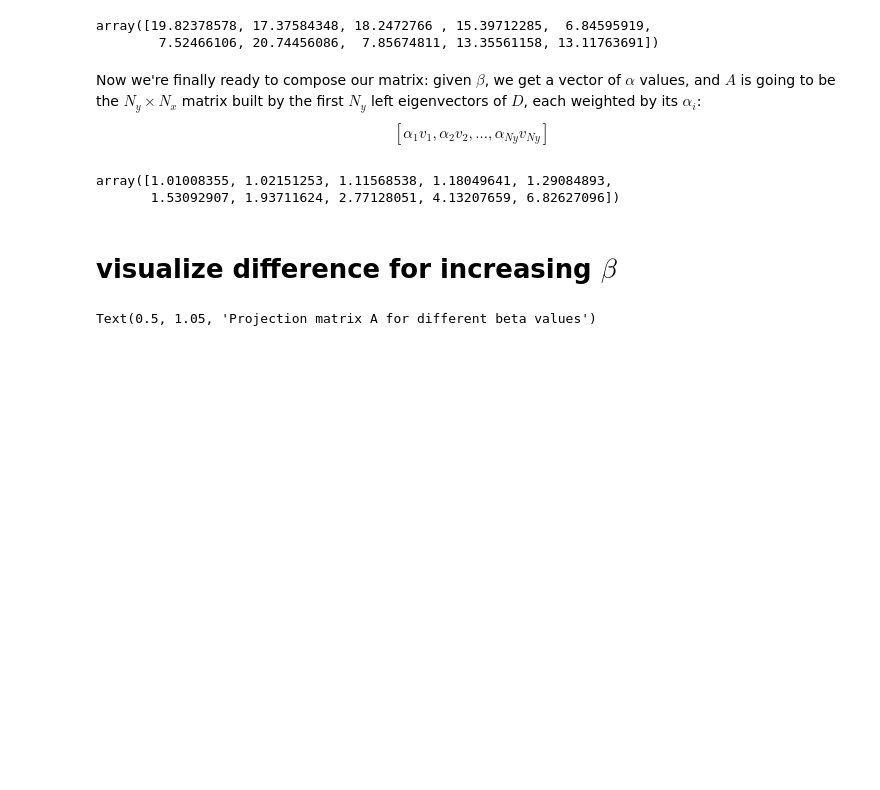
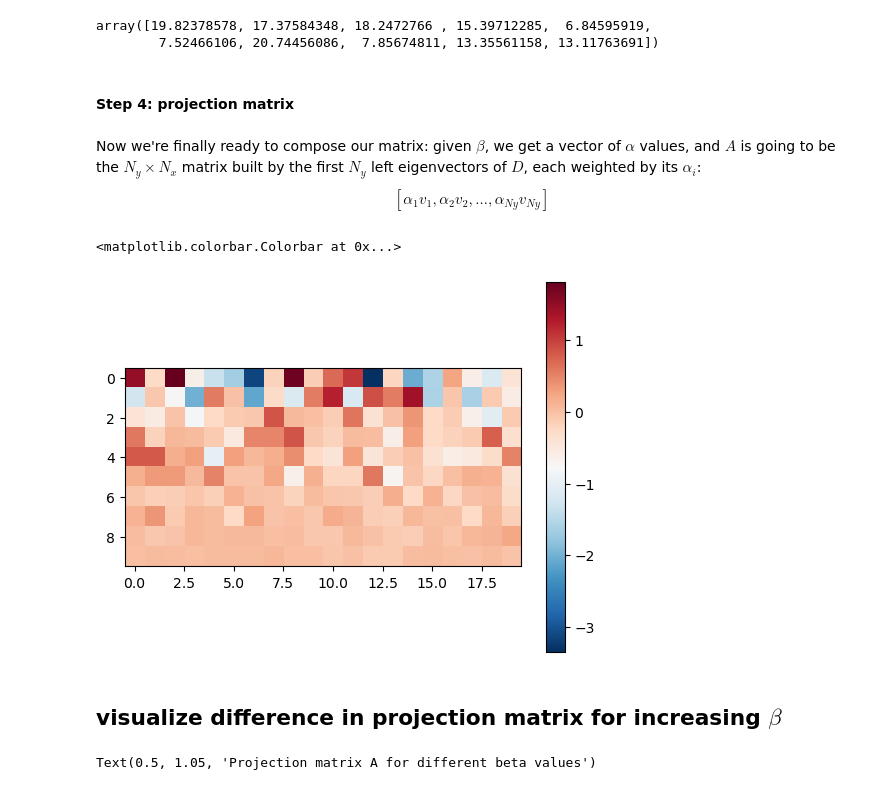
Before and after one commit to michnard/GIB_tutorial, a Jupyter notebook: GIB_Tutorial.ipynb, the cells around one changed output. Drawn from its saved outputs; the diff is of its cells as text; code cells hidden in the pictures; blank space fills up the shorter version.

```diff
--- a/GIB_Tutorial.ipynb
+++ b/GIB_Tutorial.ipynb
@@ -94,6 +105,8 @@ rs
 # %% [output]
 array([19.82378578, 17.37584348, 18.2472766 , 15.39712285,  6.84595919,
         7.52466106, 20.74456086,  7.85674811, 13.35561158, 13.11763691])
+# %% [markdown]
+#### Step 4: projection matrix
 # %% [markdown]
 Now we're finally ready to compose our matrix: given $\beta$, we get a vector of $\alpha$ values, and $A$ is going to be the $N_y \times N_x$ matrix built by the first $N_y$ left eigenvectors of $D$, each weighted by its $\alpha_i$: $$[\alpha_1 v_1, \alpha_2 v_2, \dots, \alpha_{Ny}v_{Ny}]$$
 # %%
@@ -101,16 +114,17 @@ Now we're finally ready to compose our matrix: given $\beta$, we get a vector of
 def projection_matrix(alpha,eigvecs, Ny):
     return (eigvecs[:,:Ny] @ np.diag(alpha)).T
 # %%
-beta = 5
+beta = 10
 alp = alpha_coeff(beta, beta_critical, rs, eigvals, Ny)
 A=projection_matrix(alp, eigvecs, Ny)
-# %%
-beta_critical
-# %% [output]
-array([1.01008355, 1.02151253, 1.11568538, 1.18049641, 1.29084893,
-       1.53092907, 1.93711624, 2.77128051, 4.13207659, 6.82627096])
+# %%
+plt.imshow(A, cmap='RdBu_r')
+plt.colorbar()
+# %% [output]
+<matplotlib.colorbar.Colorbar at 0x...>
+[figure, added]
 # %% [markdown]
-# visualize difference for increasing $\beta$
+## visualize difference in projection matrix for increasing $\beta$
 # %%
 # see the difference for different beta values just after critical values
 plt.figure(figsize=(10,3))
```
Also changed, not shown: parts of 6 cells of this notebook.
